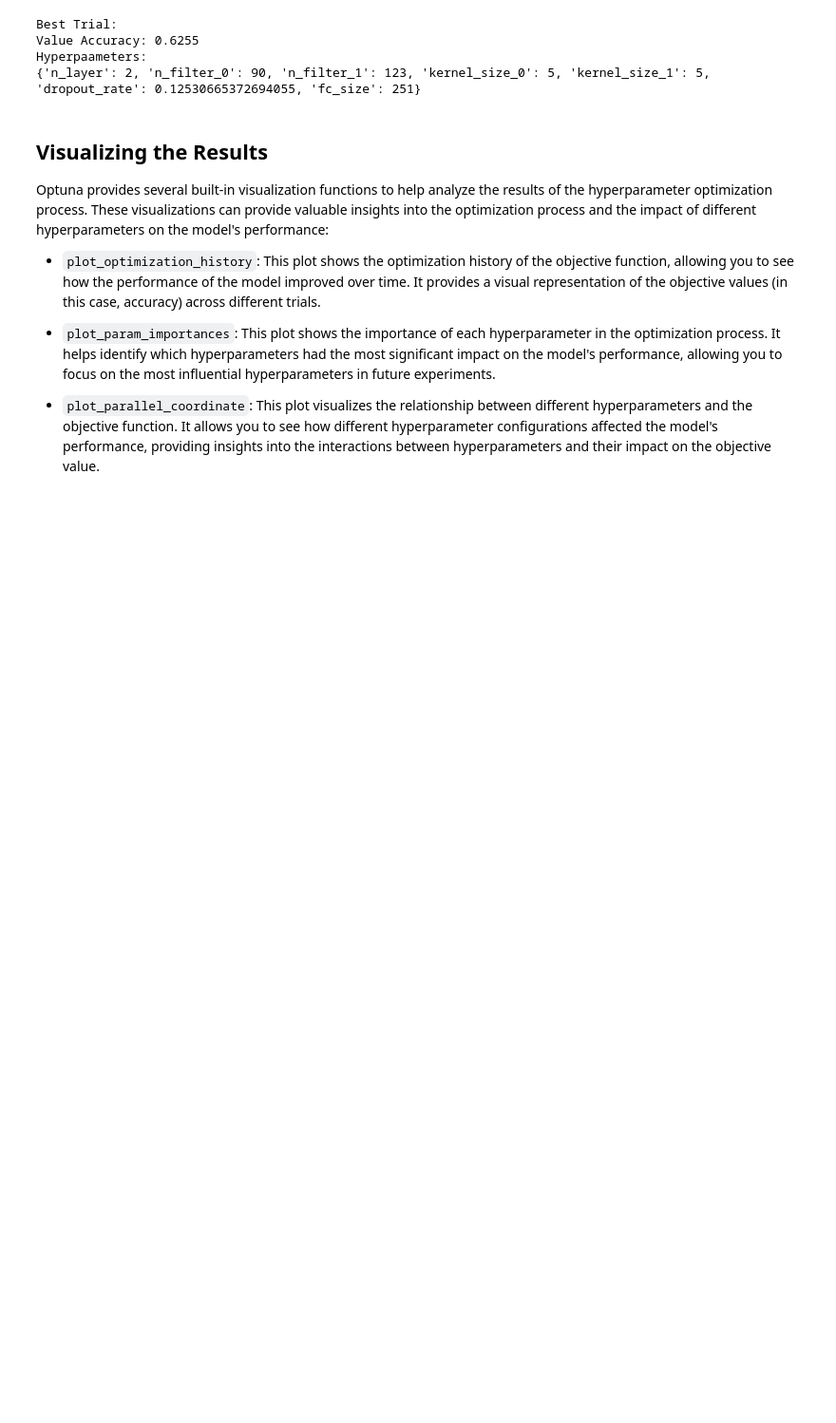
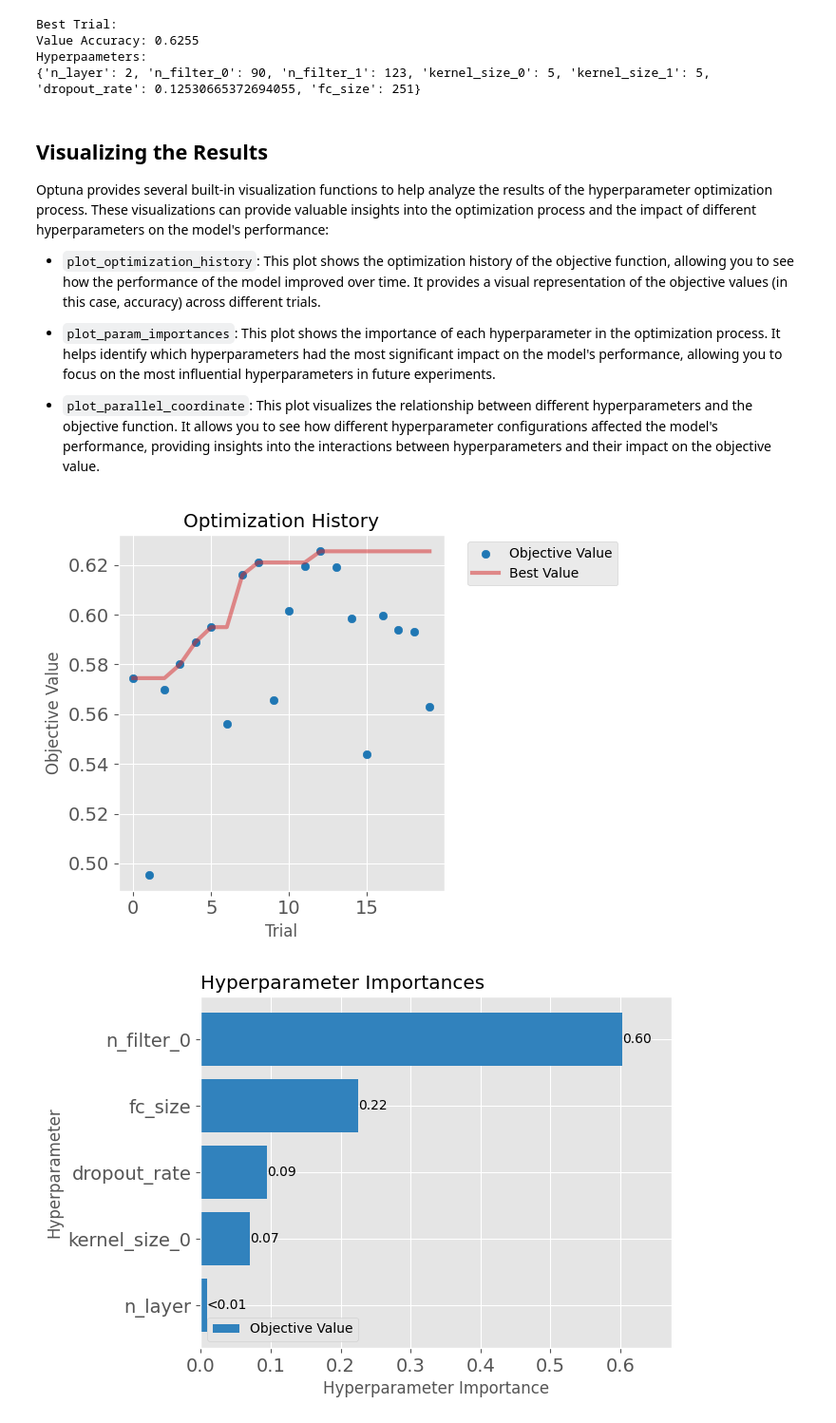
Before and after one commit to amitvermaknw/deep-learning-with-pytorch, a Jupyter notebook: src/optuna-hyperparameter/optimization-with-optuna.ipynb, the cells around one changed output. Shown at 95% size. Saved outputs shown, nothing was run; the diff lists cells and outputs as text; code cells hidden in the pictures; blank space fills up the shorter version.

```diff
--- a/src/optuna-hyperparameter/optimization-with-optuna.ipynb
+++ b/src/optuna-hyperparameter/optimization-with-optuna.ipynb
@@ -337,17 +337,20 @@ These visualizations can provide valuable insights into the optimization process
 # %%
 #Plotting the optimization history
 optuna.visualization.matplotlib.plot_optimization_history(study)
 plt.title("Optimization History")
 plt.show()
 
 #Importance of hyperparameters
 optuna.visualization.matplotlib.plot_param_importances(study)
 plt.show()
 
 ax = optuna.visualization.matplotlib.plot_parallel_coordinate(
-    study, params=['n_layers', 'n_filters_0', 'kernel_size_0', 'dropout_rate', 'fc_size']
+    study, params=['n_layer', 'n_filter_0', 'kernel_size_0', 'dropout_rate', 'fc_size']
 )
 
 fig = ax.figure
 fig.set_size_inches(12, 6, forward=True)
 fig.tight_layout()
+# %% [output]
+[figure, added]
+[figure, added]
```
Also changed, not shown: parts of 1 cell of this notebook, 5 other files.
